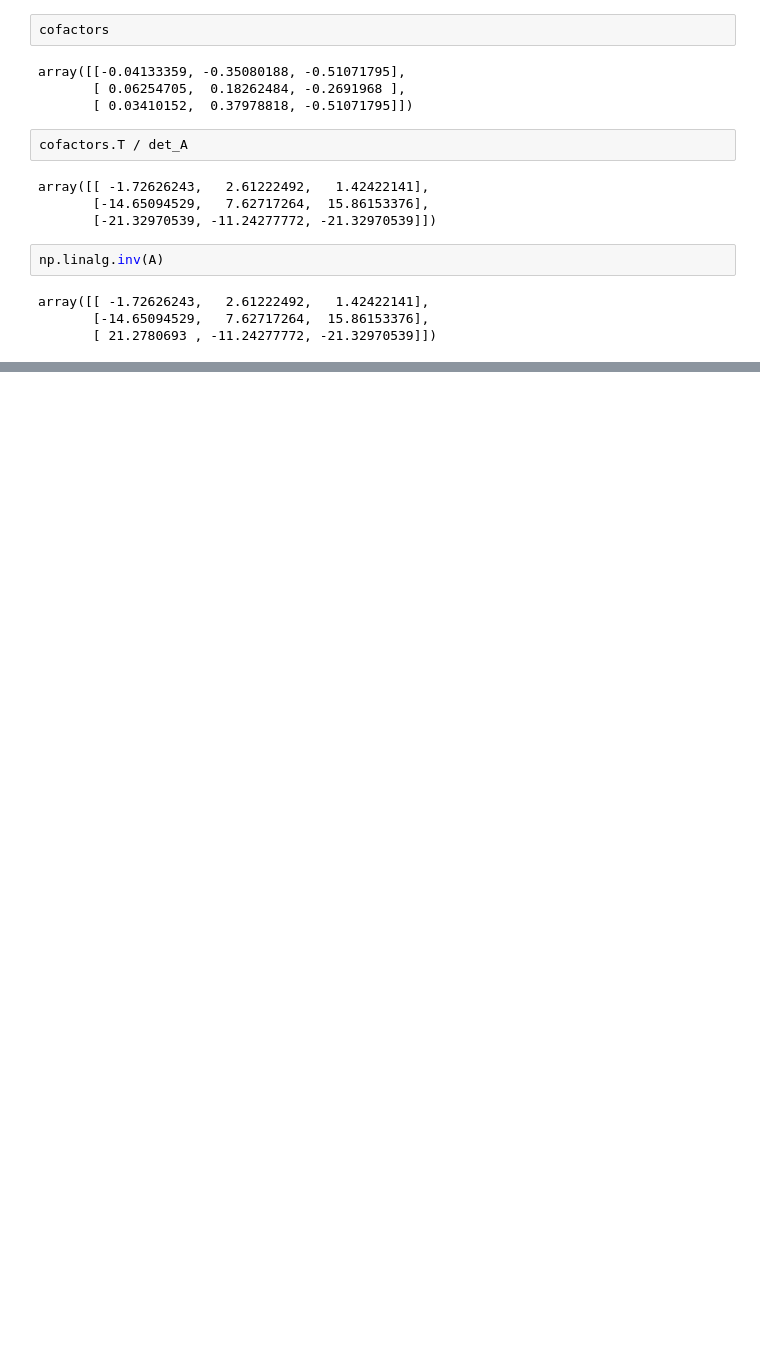
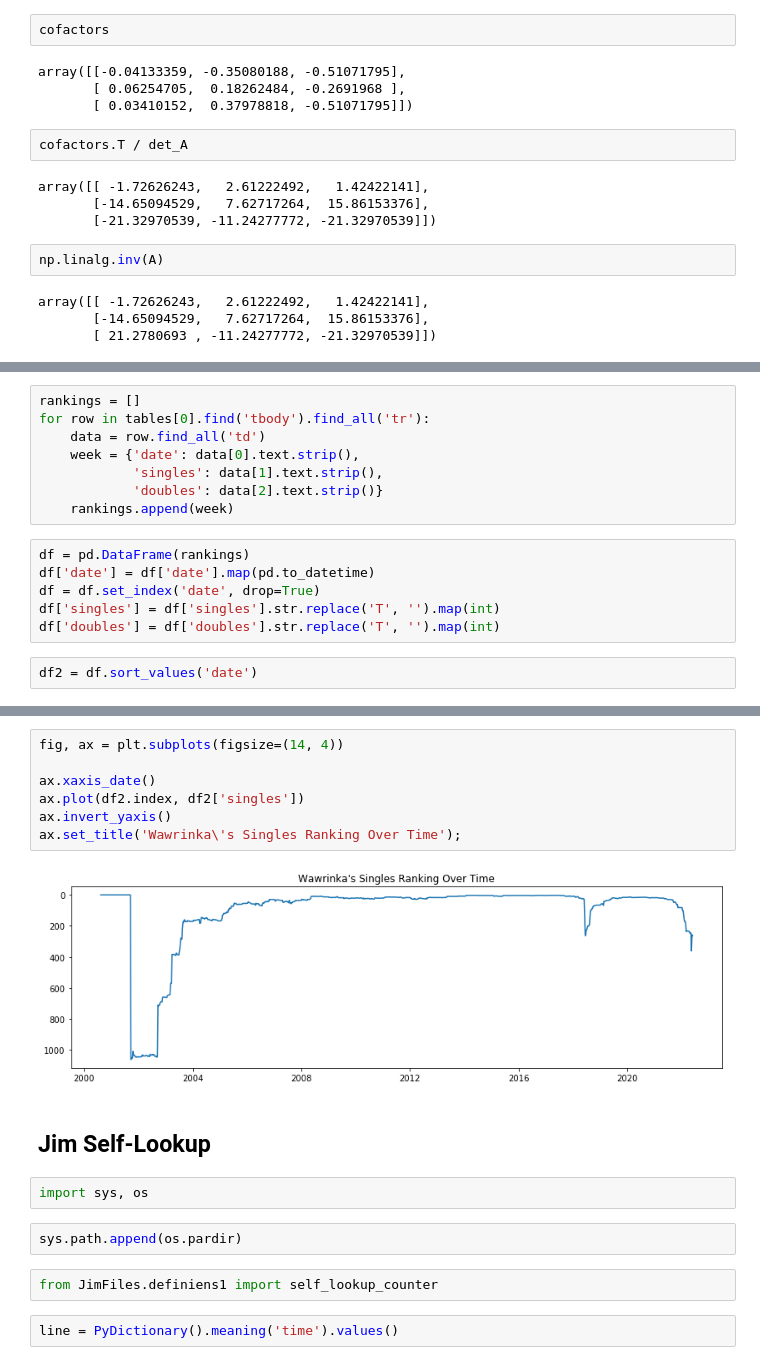
Before and after one commit to gadamico/Code-Snippets, a Jupyter notebook: scratch8.ipynb, the cells around one changed output, grey strips where cells are left out. Drawn from its saved outputs; the diff is of its cells as text; blank space fills up the shorter version.

```diff
--- a/scratch8.ipynb
+++ b/scratch8.ipynb
@@ -446,0 +491,16 @@ array([[ -1.72626243,   2.61222492,   1.42422141],
+# %%
+rankings = []
+for row in tables[0].find('tbody').find_all('tr'):
+    data = row.find_all('td')
+    week = {'date': data[0].text.strip(),
+            'singles': data[1].text.strip(),
+            'doubles': data[2].text.strip()}
+    rankings.append(week)
+# %%
+df = pd.DataFrame(rankings)
+df['date'] = df['date'].map(pd.to_datetime)
+df = df.set_index('date', drop=True)
+df['singles'] = df['singles'].str.replace('T', '').map(int)
+df['doubles'] = df['doubles'].str.replace('T', '').map(int)
+# %%
+df2 = df.sort_values('date')
@@ -446,0 +513,19 @@ array([[ -1.72626243,   2.61222492,   1.42422141],
+# %%
+fig, ax = plt.subplots(figsize=(14, 4))
+
+ax.xaxis_date()
+ax.plot(df2.index, df2['singles'])
+ax.invert_yaxis()
+ax.set_title('Wawrinka\'s Singles Ranking Over Time');
+# %% [output]
+[figure, added]
+# %% [markdown]
+## Jim Self-Lookup
+# %%
+import sys, os
+# %%
+sys.path.append(os.pardir)
+# %%
+from JimFiles.definiens1 import self_lookup_counter
+# %%
+line = PyDictionary().meaning('time').values()
```
Also changed, not shown: parts of 24 cells of this notebook, 3 other files.
